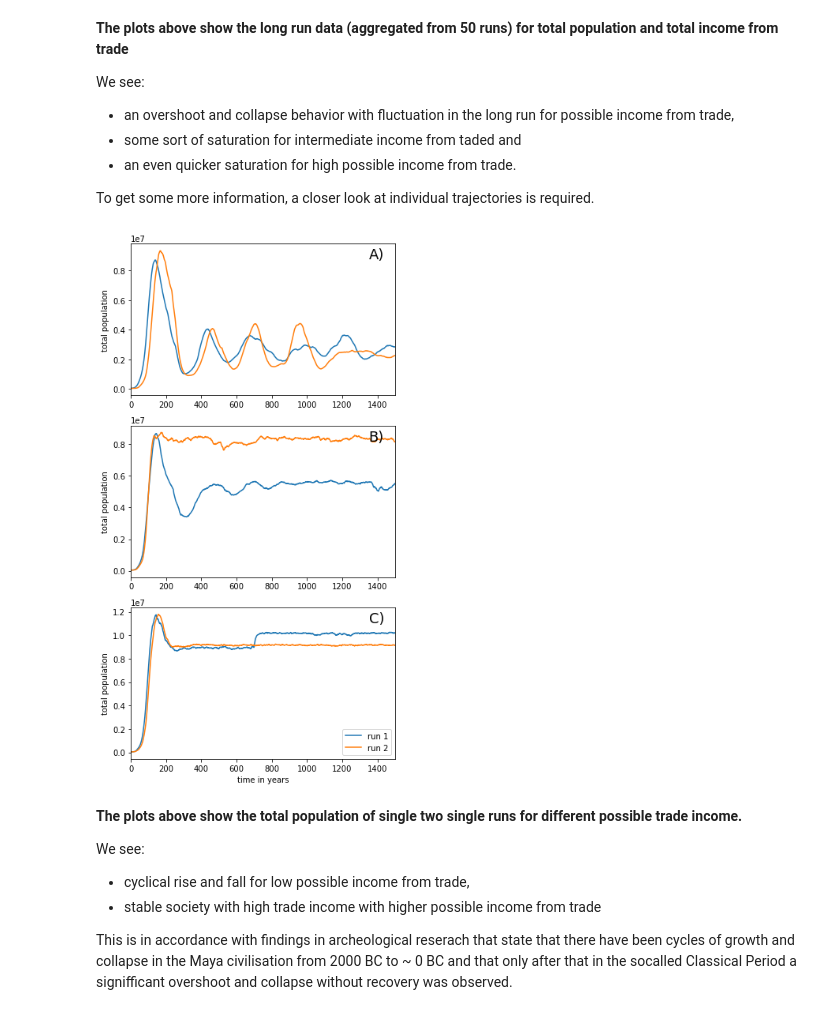
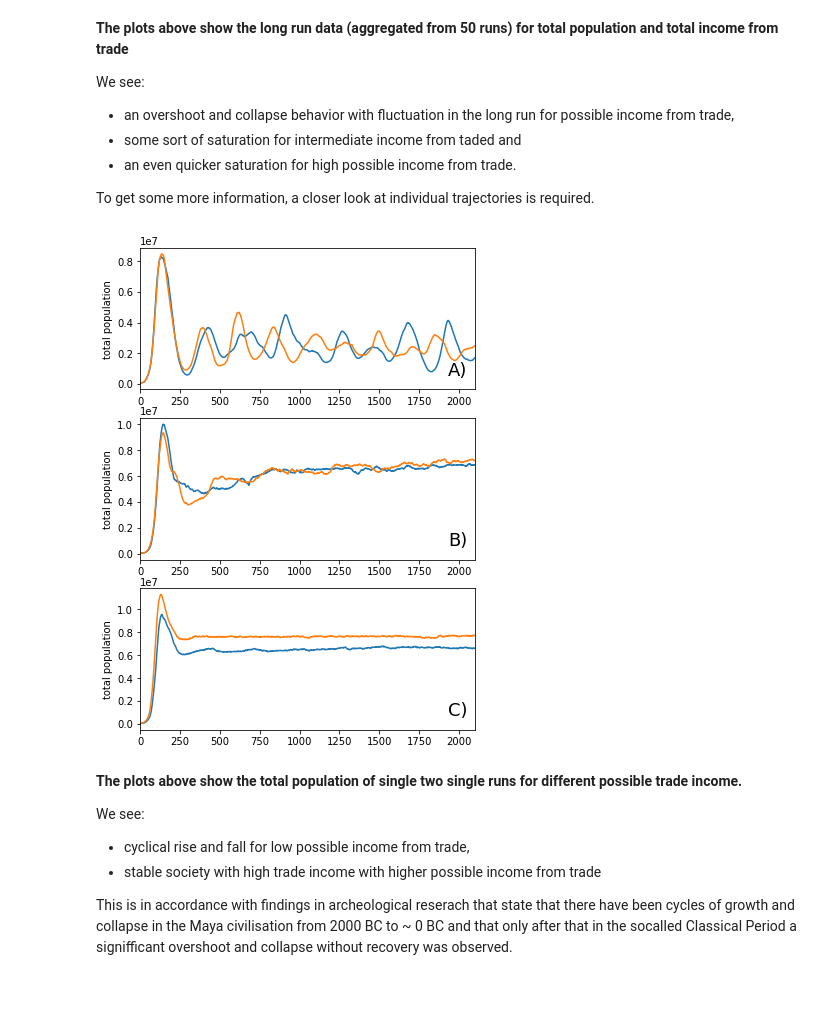
Before and after one commit to jakobkolb/Mayasim, a Jupyter notebook: Evaluation_Notebooks/X8_long_term_dynamics.ipynb, the cells around one changed output. Cells and saved outputs as stored; diff of their text form; code cells hidden in the pictures.

```diff
--- a/Evaluation_Notebooks/X8_long_term_dynamics.ipynb
+++ b/Evaluation_Notebooks/X8_long_term_dynamics.ipynb
@@ -81,33 +79,33 @@ location = '/home/jakob/Project_MayaSim/Python/output_data/X8_longterm_dynamics/
 all_data = pd.read_pickle(location)
 # %%
 pylab.rcParams['figure.figsize'] = (6, 12)
-all_data.columns = range(0,50)
+all_data.columns = range(0,2)
 all_data.loc[6000, 1]
 
-runs  = range(0, 50)
+runs  = range(0, 2)
 r_trades = all_data.index.values
 fig = plt.figure()
 
-annotations=['A)', 'B)', 'C)']
-for i, r_trade in enumerate(r_trades):
+annotations=['A)', 'B)', 'C)', 'D)']
+for i, r_trade in enumerate(r_trades[[0, 1, 3]]):
 
-    ax = fig.add_subplot(3, 1, i + 1)
+    ax = fig.add_subplot(4, 1, i + 1)
     observable = 'total_population'
 
-    for run in [1,5]:
+    for run in [0,1]:
         all_data.loc[r_trade, run][observable].plot(legend=(True if i == len(r_trades) - 1 else False))
-    ax.set_xlim([0,1500])
-    ax.annotate(annotations[i], xy=(0,0), xycoords='data', xytext=(0.9, 0.9), textcoords='axes fraction', fontsize=18)
+    ax.set_xlim([0,2100])
+    ax.annotate(annotations[i], xy=(0,0), xycoords='data', xytext=(0.92, 0.1), textcoords='axes fraction', fontsize=18)
     ax.set_ylabel('total population')
     if i == len(r_trades)-1:
         ax.set_xlabel('time in years')
         leg = ax.get_legend()
         for j, text in enumerate(leg.get_texts()):
             text.set_text('run {}'.format(j+1))
 
 plt.savefig('longterm_population_development.pdf')
 # %% [output]
-[figure, old version]
+[figure, new version]
 # %% [markdown]
 **The plots above show the total population of single two single runs for different possible trade income.**
 
```
Also changed, not shown: parts of 2 cells of this notebook, 7 other files.
